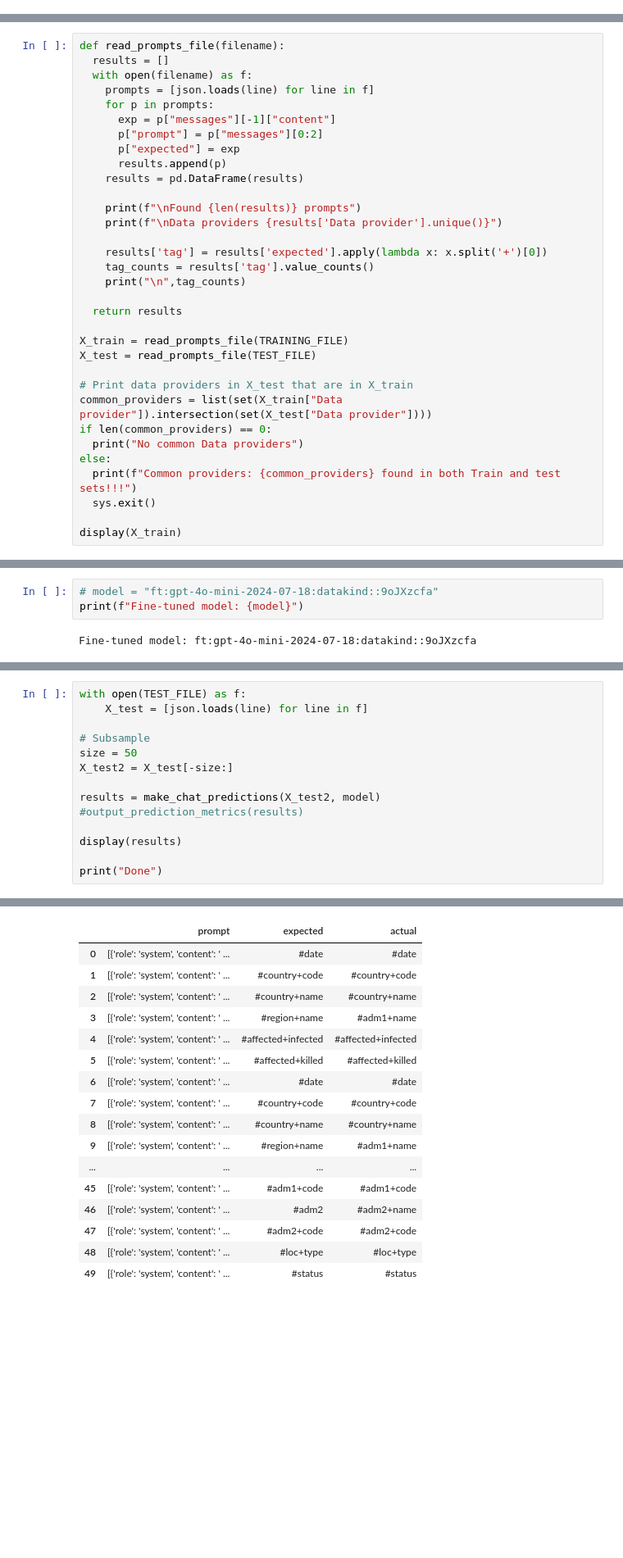
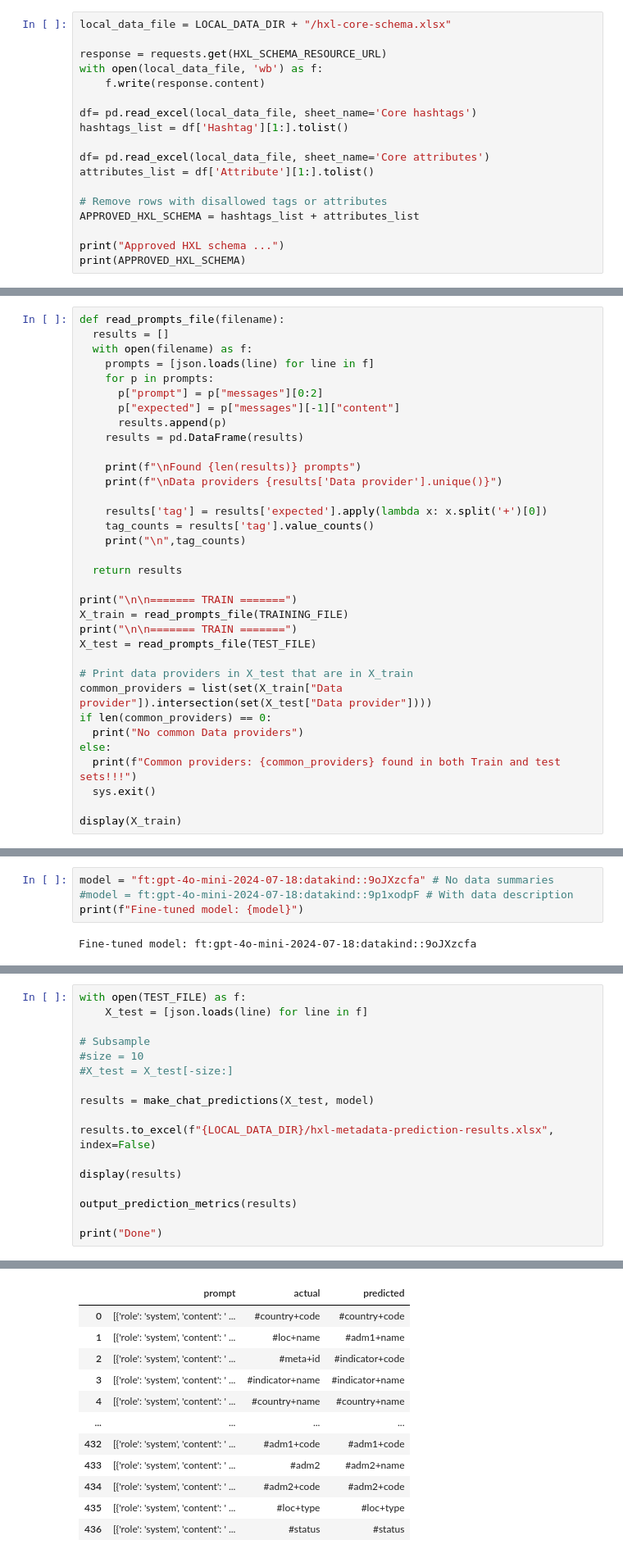
Before and after one commit to datakind/hxl-metadata-prediction, a Jupyter notebook: openai-hxl-prediction.ipynb, the cells around one changed output, grey strips where cells are left out. Shown at 82% size. Saved outputs shown, nothing was run; the diff lists cells and outputs as text; blank space fills up the shorter version.

Commit message:
Run where training data has data description

```diff
--- a/openai-hxl-prediction.ipynb
+++ b/openai-hxl-prediction.ipynb
@@ -63,0 +75,18 @@ Mounted at /content/drive
+# %%
+local_data_file = LOCAL_DATA_DIR + "/hxl-core-schema.xlsx"
+
+response = requests.get(HXL_SCHEMA_RESOURCE_URL)
+with open(local_data_file, 'wb') as f:
+    f.write(response.content)
+
+df= pd.read_excel(local_data_file, sheet_name='Core hashtags')
+hashtags_list = df['Hashtag'][1:].tolist()
+
+df= pd.read_excel(local_data_file, sheet_name='Core attributes')
+attributes_list = df['Attribute'][1:].tolist()
+
+# Remove rows with disallowed tags or attributes
+APPROVED_HXL_SCHEMA = hashtags_list + attributes_list
+
+print("Approved HXL schema ...")
+print(APPROVED_HXL_SCHEMA)
@@ -73,9 +105,8 @@ def read_prompts_file(filename):
   with open(filename) as f:
     prompts = [json.loads(line) for line in f]
     for p in prompts:
-      exp = p["messages"][-1]["content"]
       p["prompt"] = p["messages"][0:2]
-      p["expected"] = exp
+      p["expected"] = p["messages"][-1]["content"]
       results.append(p)
     results = pd.DataFrame(results)
 
@@ -88,7 +119,9 @@ def read_prompts_file(filename):
 
   return results
 
+print("\n\n======= TRAIN =======")
 X_train = read_prompts_file(TRAINING_FILE)
+print("\n\n======= TRAIN =======")
 X_test = read_prompts_file(TEST_FILE)
 
 # Print data providers in X_test that are in X_train
@@ -219,5 +245,6 @@ Fine-tuned model: ft:gpt-4o-mini-2024-07-18:datakind::9oJXzcfa
 # %%
-# model = "ft:gpt-4o-mini-2024-07-18:datakind::9oJXzcfa"
+model = "ft:gpt-4o-mini-2024-07-18:datakind::9oJXzcfa" # No data summaries
+#model = ft:gpt-4o-mini-2024-07-18:datakind::9p1xodpF # With data description
 print(f"Fine-tuned model: {model}")
 # %% [output]
 Fine-tuned model: ft:gpt-4o-mini-2024-07-18:datakind::9oJXzcfa
@@ -313,13 +364,16 @@ with open(TEST_FILE) as f:
     X_test = [json.loads(line) for line in f]
 
 # Subsample
-size = 50
-X_test2 = X_test[-size:]
+#size = 10
+#X_test = X_test[-size:]
 
-results = make_chat_predictions(X_test2, model)
-#output_prediction_metrics(results)
+results = make_chat_predictions(X_test, model)
+
+results.to_excel(f"{LOCAL_DATA_DIR}/hxl-metadata-prediction-results.xlsx", index=False)
 
 display(results)
 
+output_prediction_metrics(results)
+
 print("Done")
 # %% [output]
@@ -326,17 +397,12 @@ print("Done")
-|  | prompt | expected | actual |
-| 0 | [{'role': 'system', 'content': ' ... | #date | #date |
-| 1 | [{'role': 'system', 'content': ' ... | #country+code | #country+code |
-| 2 | [{'role': 'system', 'content': ' ... | #country+name | #country+name |
-| 3 | [{'role': 'system', 'content': ' ... | #region+name | #adm1+name |
-| 4 | [{'role': 'system', 'content': ' ... | #affected+infected | #affected+infected |
-| 5 | [{'role': 'system', 'content': ' ... | #affected+killed | #affected+killed |
-| 6 | [{'role': 'system', 'content': ' ... | #date | #date |
-| 7 | [{'role': 'system', 'content': ' ... | #country+code | #country+code |
-| 8 | [{'role': 'system', 'content': ' ... | #country+name | #country+name |
-| 9 | [{'role': 'system', 'content': ' ... | #region+name | #adm1+name |
+|  | prompt | actual | predicted |
+| 0 | [{'role': 'system', 'content': ' ... | #country+code | #country+code |
+| 1 | [{'role': 'system', 'content': ' ... | #loc+name | #adm1+name |
+| 2 | [{'role': 'system', 'content': ' ... | #meta+id | #indicator+code |
+| 3 | [{'role': 'system', 'content': ' ... | #indicator+name | #indicator+name |
+| 4 | [{'role': 'system', 'content': ' ... | #country+name | #country+name |
 | ... | ... | ... | ... |
-| 45 | [{'role': 'system', 'content': ' ... | #adm1+code | #adm1+code |
-| 46 | [{'role': 'system', 'content': ' ... | #adm2 | #adm2+name |
-| 47 | [{'role': 'system', 'content': ' ... | #adm2+code | #adm2+code |
-| 48 | [{'role': 'system', 'content': ' ... | #loc+type | #loc+type |
-| 49 | [{'role': 'system', 'content': ' ... | #status | #status |
+| 432 | [{'role': 'system', 'content': ' ... | #adm1+code | #adm1+code |
+| 433 | [{'role': 'system', 'content': ' ... | #adm2 | #adm2+name |
+| 434 | [{'role': 'system', 'content': ' ... | #adm2+code | #adm2+code |
+| 435 | [{'role': 'system', 'content': ' ... | #loc+type | #loc+type |
+| 436 | [{'role': 'system', 'content': ' ... | #status | #status |
```
Also changed, not shown: parts of 27 cells of this notebook.
